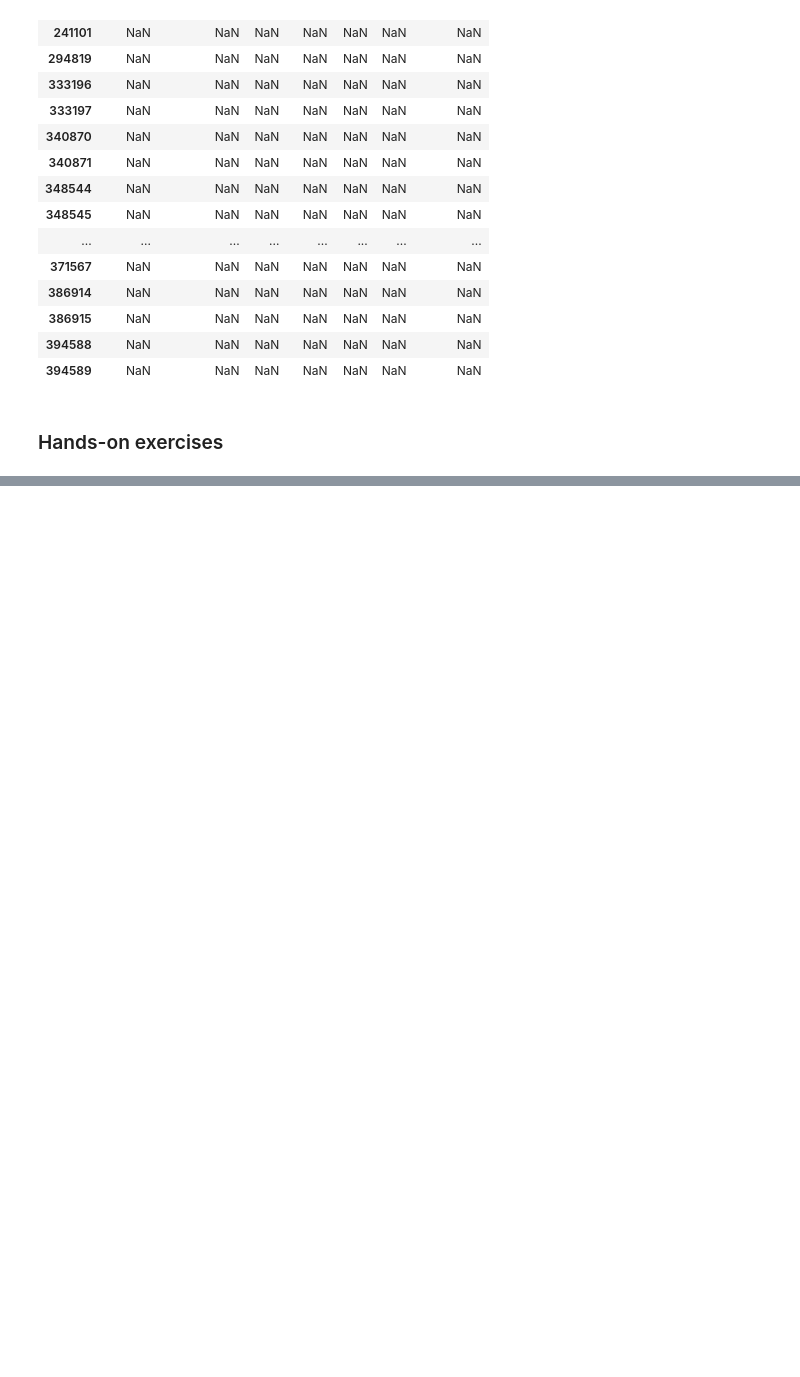
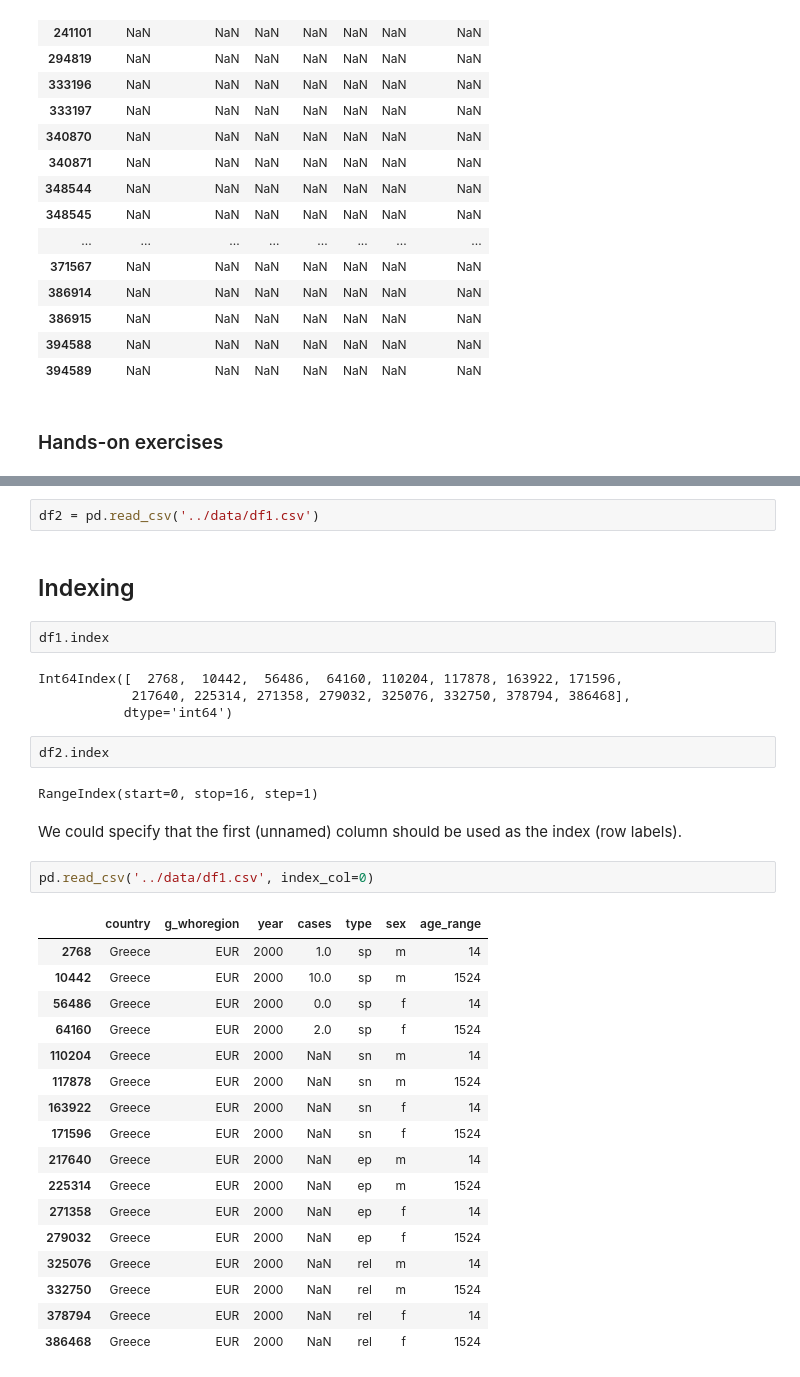
Before and after one commit to mkcor/advanced-pandas, a Jupyter notebook: notebooks/01_exploration.ipynb, the cells around one changed output, grey strips where cells are left out. Cells and saved outputs as stored; diff of their text form; blank space fills up the shorter version.

```diff
--- a/notebooks/01_exploration.ipynb
+++ b/notebooks/01_exploration.ipynb
@@ -269,0 +278,36 @@ great.mask(great.country == 'India')
+# %%
+df2 = pd.read_csv('../data/df1.csv')
+# %% [markdown]
+## Indexing
+# %%
+df1.index
+# %% [output]
+Int64Index([  2768,  10442,  56486,  64160, 110204, 117878, 163922, 171596,
+            217640, 225314, 271358, 279032, 325076, 332750, 378794, 386468],
+           dtype='int64')
+# %%
+df2.index
+# %% [output]
+RangeIndex(start=0, stop=16, step=1)
+# %% [markdown]
+We could specify that the first (unnamed) column should be used as the index (row labels).
+# %%
+pd.read_csv('../data/df1.csv', index_col=0)
+# %% [output]
+|  | country | g_whoregion | year | cases | type | sex | age_range |
+| 2768 | Greece | EUR | 2000 | 1.0 | sp | m | 14 |
+| 10442 | Greece | EUR | 2000 | 10.0 | sp | m | 1524 |
+| 56486 | Greece | EUR | 2000 | 0.0 | sp | f | 14 |
+| 64160 | Greece | EUR | 2000 | 2.0 | sp | f | 1524 |
+| 110204 | Greece | EUR | 2000 | NaN | sn | m | 14 |
+| 117878 | Greece | EUR | 2000 | NaN | sn | m | 1524 |
+| 163922 | Greece | EUR | 2000 | NaN | sn | f | 14 |
+| 171596 | Greece | EUR | 2000 | NaN | sn | f | 1524 |
+| 217640 | Greece | EUR | 2000 | NaN | ep | m | 14 |
+| 225314 | Greece | EUR | 2000 | NaN | ep | m | 1524 |
+| 271358 | Greece | EUR | 2000 | NaN | ep | f | 14 |
+| 279032 | Greece | EUR | 2000 | NaN | ep | f | 1524 |
+| 325076 | Greece | EUR | 2000 | NaN | rel | m | 14 |
+| 332750 | Greece | EUR | 2000 | NaN | rel | m | 1524 |
+| 378794 | Greece | EUR | 2000 | NaN | rel | f | 14 |
+| 386468 | Greece | EUR | 2000 | NaN | rel | f | 1524 |
```
Also changed, not shown: parts of 10 cells of this notebook, 1 other file.
